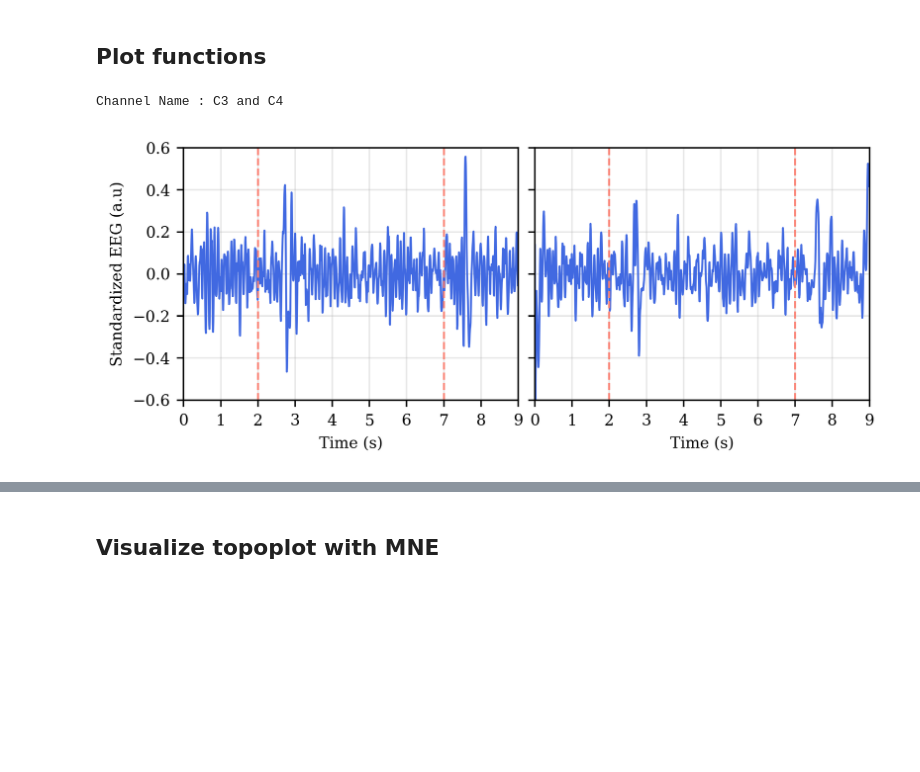
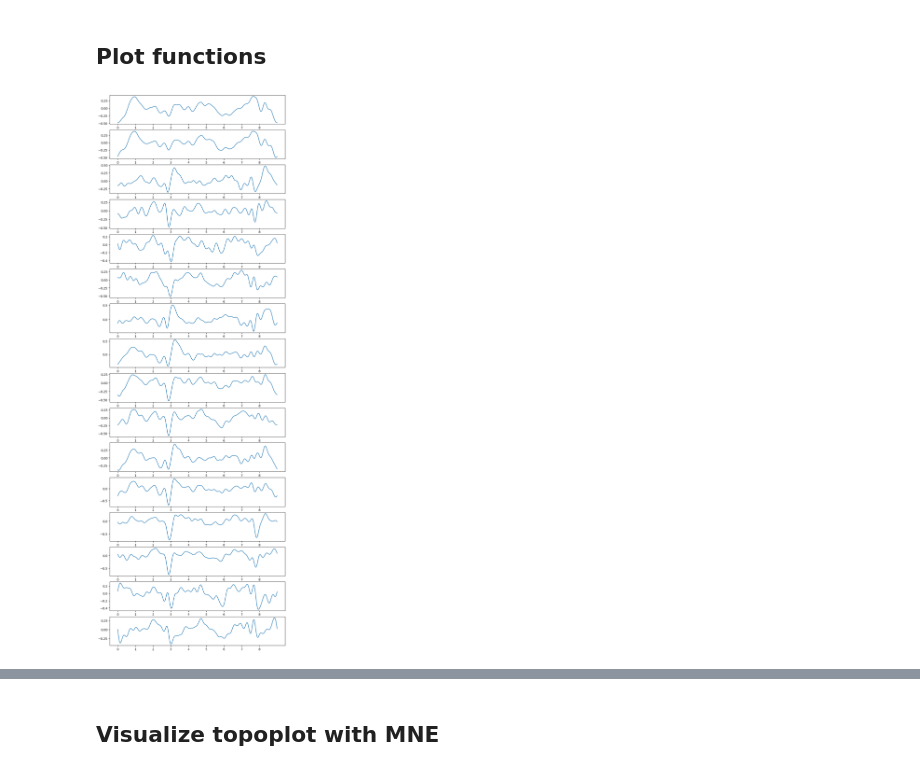
Before and after one commit to Bornholmersild/hybrid_bci, a Jupyter notebook: src/experiment/analyse_data.ipynb, the cells around one changed output, grey strips where cells are left out. Cells and saved outputs as stored; diff of their text form; code cells hidden in the pictures; blank space fills up the shorter version.

```diff
--- a/src/experiment/analyse_data.ipynb
+++ b/src/experiment/analyse_data.ipynb
@@ -570,14 +408,3 @@ for ch in range(2):
 plot_emg_mean_epoch_single_channels(EMG_epoch_mean, RMS_epoch_mean, ch1 = 0, ch2 = 1, key1 = 'index', key2 = 'thumb')
 # %% [output]
 [figure]
-# %%
-RMS = {}
-for key in RMS_epoch:
-    RMS[key] = RMS_epoch[key].reshape(10*357, 2)
-
-time = np.arange(EMG['index'].shape[0]) / EMG_FREQ
-RMS_window = int(0.1 * EMG_FREQ)
-rms_time = (np.arange(RMS['index'].shape[0]) * (RMS_window_size/4) + RMS_window_size/4) / EMG_FREQ
-plt.figure(figsize = (20, 6))
-plt.plot(time, EMG['index'][:, 1])
-plt.plot(rms_time, RMS['index'][:, 1])
@@ -692,14 +516,12 @@ box_plot_across_channels(RMS_epoch, CON_RANGE)
 # %% [markdown]
 ## ERD/ERS/MRCP
 # %%
-
-EEG_pre_ins = EEG_preprocessing(fs = EEG_FREQ)
-
-X_2t32, epoch_2t32, epoch_mean_2t32 =EEG_pre_ins.preprocessing_routine(raw_eeg = EEG_raw,
-                                                                       bandpass_lowcut = 2,
-                                                                       bandpass_highcut = 32,
-                                                                       num_channels = EEG_NUM_CH,
-                                                                       num_epochs = NUM_EPOCH,
+EEG_filt_ins = EEG_preprocessing(125)
+EEG, EEG_epoch, EEG_epoch_mean = EEG_filt_ins.preprocessing_routine(raw_eeg = EEG_raw,
+                                                                       bandpass_lowcut = 0.3,
+                                                                       bandpass_highcut = 3,
+                                                                       num_channels = 16,
+                                                                       num_epochs = 105,
                                                                        trial_period = 9)
 # %% [output]
 For finger motion: index
@@ -933,36 +749,50 @@ def plot_mean_epoch_single_channels(data, ch1 = 0, ch2 = 1, finger1 = None, fing
     figsize=(mm_to_inches(162), mm_to_inches(60)),
     dpi=400,                     # IMPORTANT
     gridspec_kw={"wspace": 0.05}, # spacing between figures
     sharey=True
     )
     print('Channel Name :', EEG_CH_NAMES[ch1], 'and', EEG_CH_NAMES[ch2])
 
     time = np.arange(data[finger1].shape[0]) / EEG_FREQ
 
     axs[0].plot(time, data[finger1][:,ch1], color='royalblue', linewidth=1.0, label='Index finger')
     axs[0].set_xlim([0, 9])
     axs[0].set_ylim([-0.6, 0.6])
     axs[0].set_xticks(np.arange(0.0, 9.01, 1.0))
     axs[0].set_xlabel('Time (s)')
     axs[0].set_ylabel('Standardized EEG (a.u)')
     axs[0].axvline(2, color='salmon', linestyle='--', linewidth=1.0)
     axs[0].axvline(7, color='salmon', linestyle='--', linewidth=1.0)
     axs[0].grid(True, alpha=0.3)
 
     axs[1].plot(time, data[finger2][:,ch2], color='royalblue', linewidth=1.0, label='Index finger')
     axs[1].set_xlim([0, 9])
     #axs[1].set_ylim([-0.6, 0.6])
     axs[1].set_xticks(np.arange(0.0, 9.01, 1.0))
     axs[1].set_xlabel('Time (s)')
     #axs[1].set_ylabel('Standardized EEG (a.u)')
     axs[1].axvline(2, color='salmon', linestyle='--', linewidth=1.0)
     axs[1].axvline(7, color='salmon', linestyle='--', linewidth=1.0)
     axs[1].grid(True, alpha=0.3)
 
     plt.savefig(fr'images\Nicklas_wrist_EMG\Mean_EEG_epoch_{finger1}_{EEG_CH_NAMES[ch1]}_and_{finger2}_{EEG_CH_NAMES[ch2]}_report.pdf')
+
+def plot_EEG_sequence_across_channels(data, st = 0, end = 9, fs = 125):
+    xmin = st * fs
+    xmax = end * fs
+    n_samples, n_channels = data[xmin:xmax, :].shape
+    col_size = 2 * n_channels
+    row_size = 0.009 * n_samples
+    time = np.arange(n_samples) / fs
+
+    fig, ax = plt.subplots(nrows = n_channels, ncols = 1, figsize = (row_size, col_size))
+
+    for i in range(n_channels):
+        ax[i].plot(time, data[xmin:xmax, i], label = f"EEG ch {EEG_CH_NAMES[i]}")
+        ax[i].set_xticks(np.arange(0, 9, 1))
+
+    plt.show()
+
+plot_EEG_sequence_across_channels(EEG_epoch_mean['index'], st = 0, end = 9)
+# %% [output]
+[figure, added]
-# %%
-plot_mean_epoch_single_channels(epoch_mean_2t32, ch1 = 2, ch2 = 3, finger1 = 'index', finger2 = 'thumb')
-#plot_mean_epoch_single_channels(epoch_mean_2t32, ch = 6, finger = 'thumb')
-# %% [output]
-Channel Name : C3 and C4
-[figure, removed]
```
Also changed, not shown: parts of 33 cells of this notebook, 56 other files.
